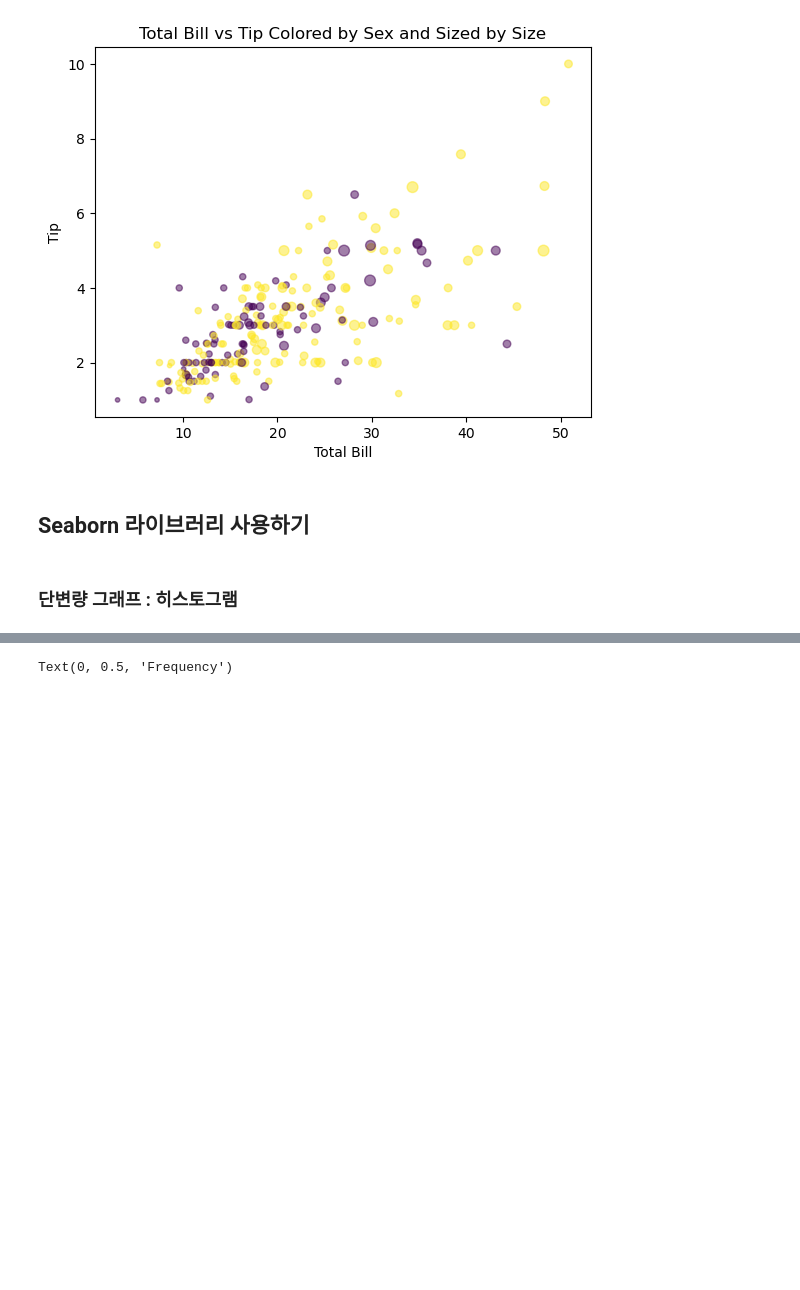
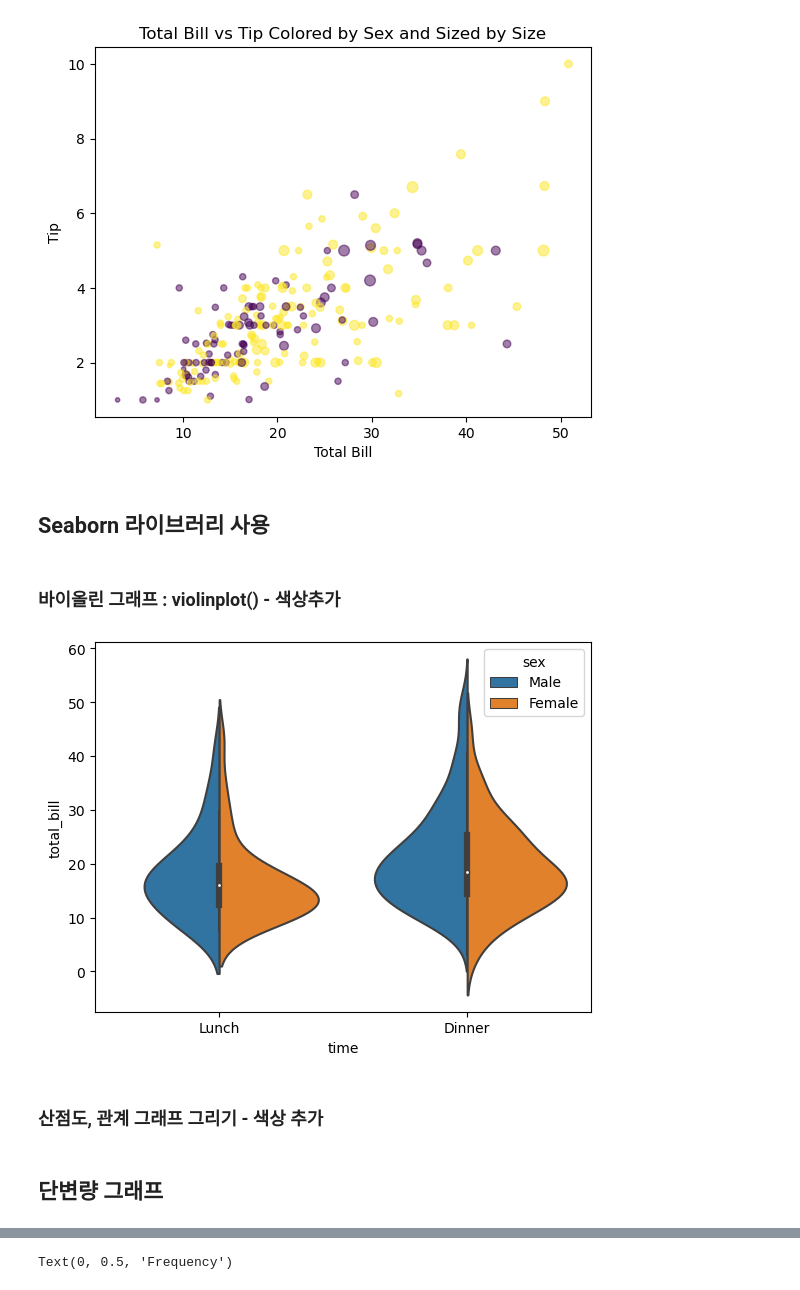
Before and after one commit to minimini9951/Python-Study, a Jupyter notebook: Do it Pandas.ipynb, the cells around one changed output, grey strips where cells are left out. Saved outputs shown, nothing was run; the diff lists cells and outputs as text; code cells hidden in the pictures; blank space fills up the shorter version.

```diff
--- a/Do it Pandas.ipynb
+++ b/Do it Pandas.ipynb
@@ -208,6 +208,15 @@ axes1.set_ylabel('Tip')
 Text(0, 0.5, 'Tip')
 [figure]
 # %% [markdown]
-## Seaborn 라이브러리 사용하기
+## Seaborn 라이브러리 사용
+# %% [markdown]
+### 바이올린 그래프 : violinplot() - 색상추가
+# %%
+ax = plt.subplots()
+ax = sns.violinplot(x='time', y='total_bill', hue='sex', data=tips, split=True)
+# %% [output]
+[figure, added]
+# %% [markdown]
+### 산점도, 관계 그래프 그리기 - 색상 추가
 # %% [markdown]
-### 단변량 그래프 : 히스토그램
+## 단변량 그래프
```
Also changed, not shown: parts of 25 cells of this notebook.
